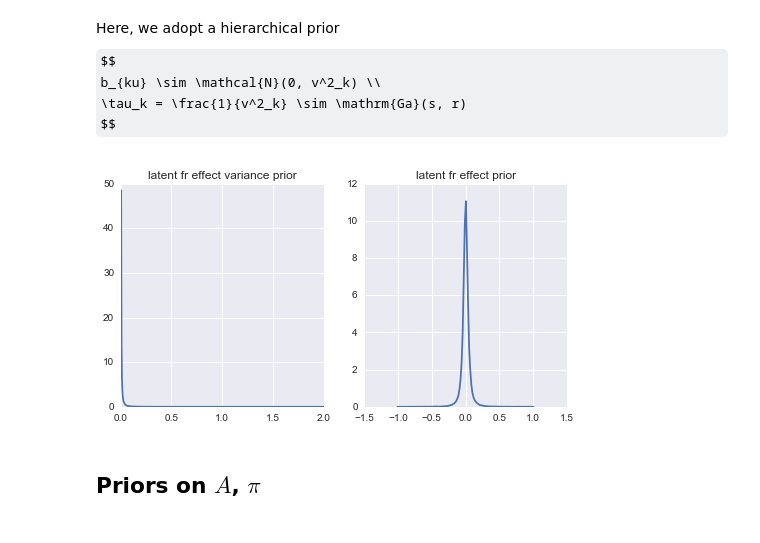
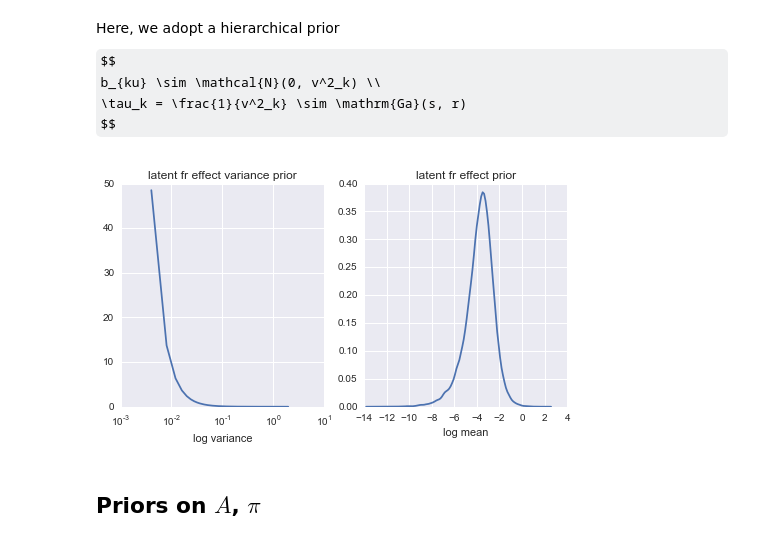
Before and after one commit to pearsonlab/spiketopics, a Jupyter notebook: lognormal_model_integration_test.ipynb, the cells around one changed output. Cells and saved outputs as stored; diff of their text form; code cells hidden in the pictures; some formulas as TeX source.

```diff
--- a/lognormal_model_integration_test.ipynb
+++ b/lognormal_model_integration_test.ipynb
@@ -243,26 +243,29 @@ $$
 K = 5
 # %%
 fr_prior_prec_shape = 1
-fr_prior_prec_rate = 1e-3
+fr_prior_prec_rate = 1e-5
 
 fr_latent_dict = ({'prior_prec_shape': fr_prior_prec_shape,
                    'prior_prec_rate': fr_prior_prec_rate})
 
 # make some plots
 plt.figure(figsize=(8, 4))
 
 plt.subplot(1, 2, 1)
 xx = np.linspace(0, 2, 500)
 plt.plot(xx, stats.invgamma.pdf(xx, a=fr_prior_prec_shape, scale=fr_prior_prec_rate))
+plt.xscale('log')
 plt.title('latent fr effect variance prior');
+plt.xlabel('log variance')
 
 plt.subplot(1, 2, 2)
 var_samples = stats.invgamma.rvs(a=fr_prior_prec_shape, scale=fr_prior_prec_rate, size=1e5)
 samples = stats.norm.rvs(scale=np.sqrt(var_samples), size=var_samples.shape)
-sns.kdeplot(samples, clip=(-1, 1))
+sns.kdeplot(np.log(samples))
 plt.title('latent fr effect prior');
+plt.xlabel('log mean');
 # %% [output]
-[figure, old version]
+[figure, new version]
 # %% [markdown]
 ## Priors on $A$, $\pi$
 # %%
```
Also changed, not shown: parts of 32 cells of this notebook.
